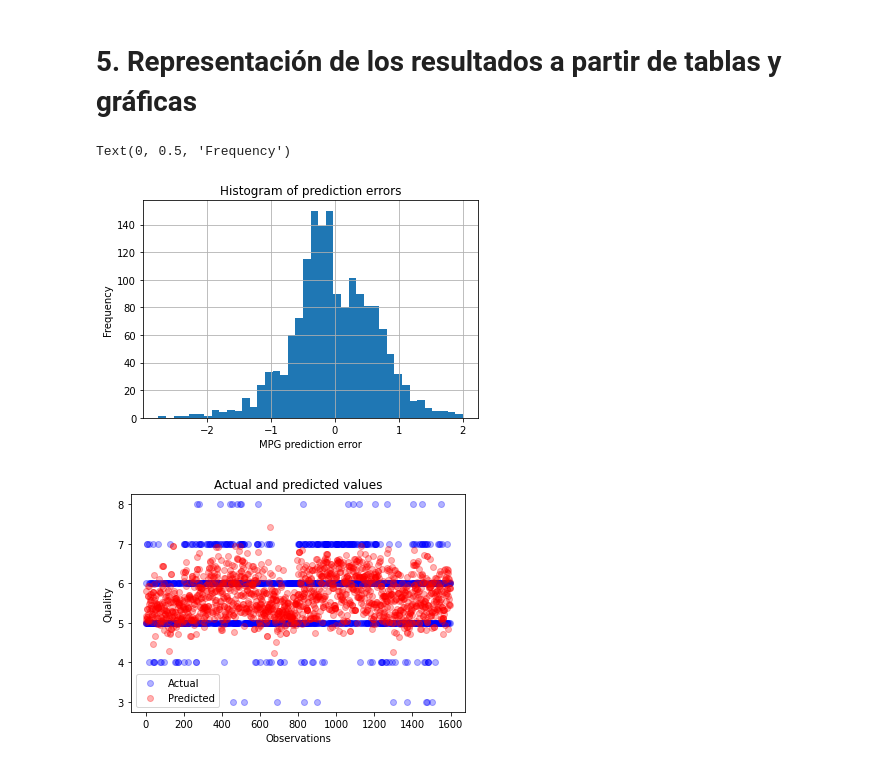
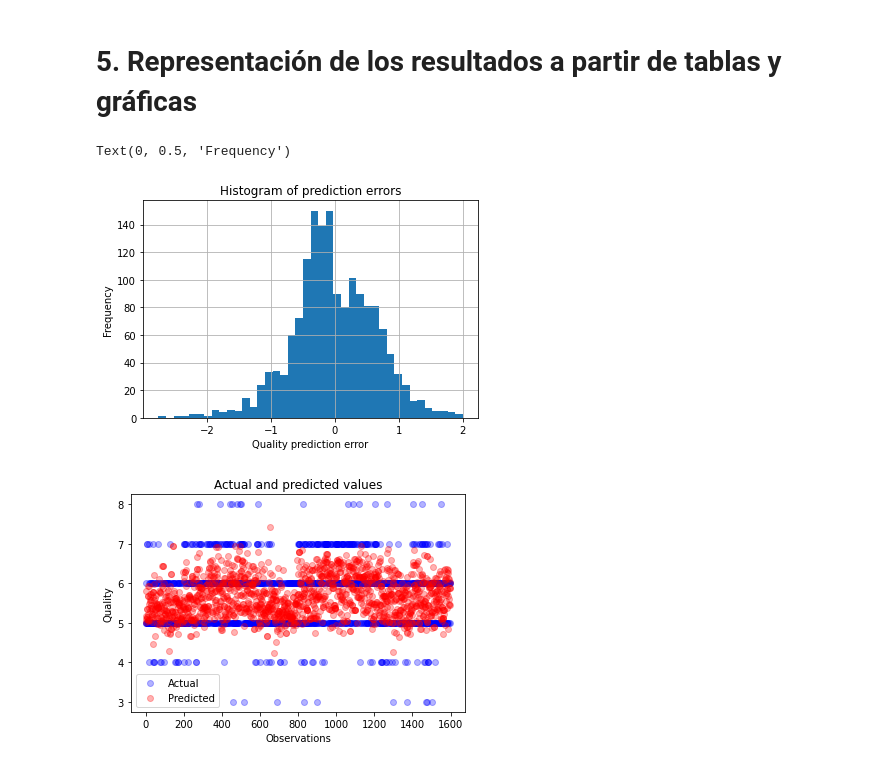
Before and after one commit to juusechec/uoc-tcvd-pr2, a Jupyter notebook: M2.851_20211_Practica2.ipynb, the cells around one changed output. Drawn from its saved outputs; the diff is of its cells as text; code cells hidden in the pictures.

```diff
--- a/M2.851_20211_Practica2.ipynb
+++ b/M2.851_20211_Practica2.ipynb
@@ -862,16 +867,16 @@ No se puede rechazar la hipótesis nula, no hay suficiente evidencia estadístic
 # %%
 import scikitplot as skplt
 import matplotlib.pyplot as plt
 y_real = y
 y_predicted = lr.predict(X)
 diff = y_real - y_predicted
 diff.hist(bins = 40)
 plt.title('Histogram of prediction errors')
-plt.xlabel('MPG prediction error')
+plt.xlabel('Quality prediction error')
 plt.ylabel('Frequency')
 # %% [output]
 Text(0, 0.5, 'Frequency')
-[figure, old version]
+[figure, new version]
 # %%
 import matplotlib.pyplot as plt
 _, ax = plt.subplots()
```
Also changed, not shown: parts of 4 cells of this notebook.
